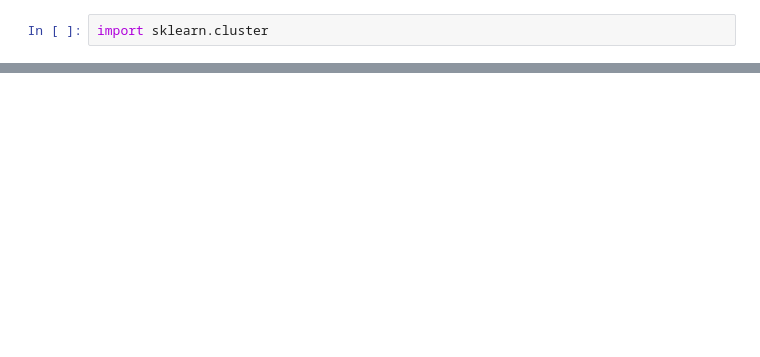
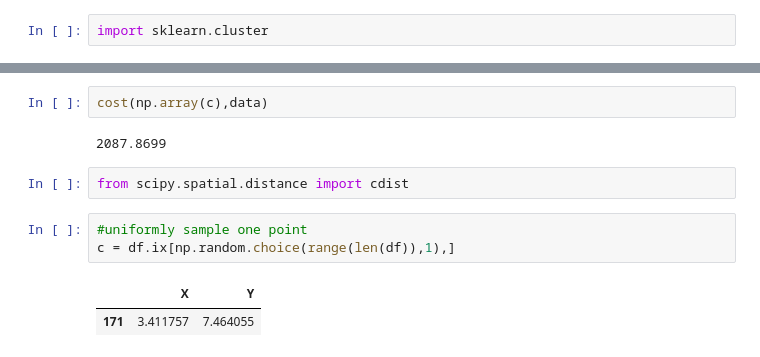
Before and after one commit to YuhaoLiang/STA663-Final_Project, a Jupyter notebook: Main.ipynb, the cells around one changed output, grey strips where cells are left out. Saved outputs shown, nothing was run; the diff lists cells and outputs as text; blank space fills up the shorter version.

```diff
--- a/Main.ipynb
+++ b/Main.ipynb
@@ -47,0 +69,12 @@ KMeans(copy_x=True, init='k-means++', max_iter=300, n_clusters=8, n_init=10,
+# %%
+cost(np.array(c),data)
+# %% [output]
+2087.8699
+# %%
+from scipy.spatial.distance import cdist
+# %%
+#uniformly sample one point
+c = df.ix[np.random.choice(range(len(df)),1),]
+# %% [output]
+|  | X | Y |
+| 171 | 3.411757 | 7.464055 |
```
Also changed, not shown: parts of 6 cells of this notebook.
